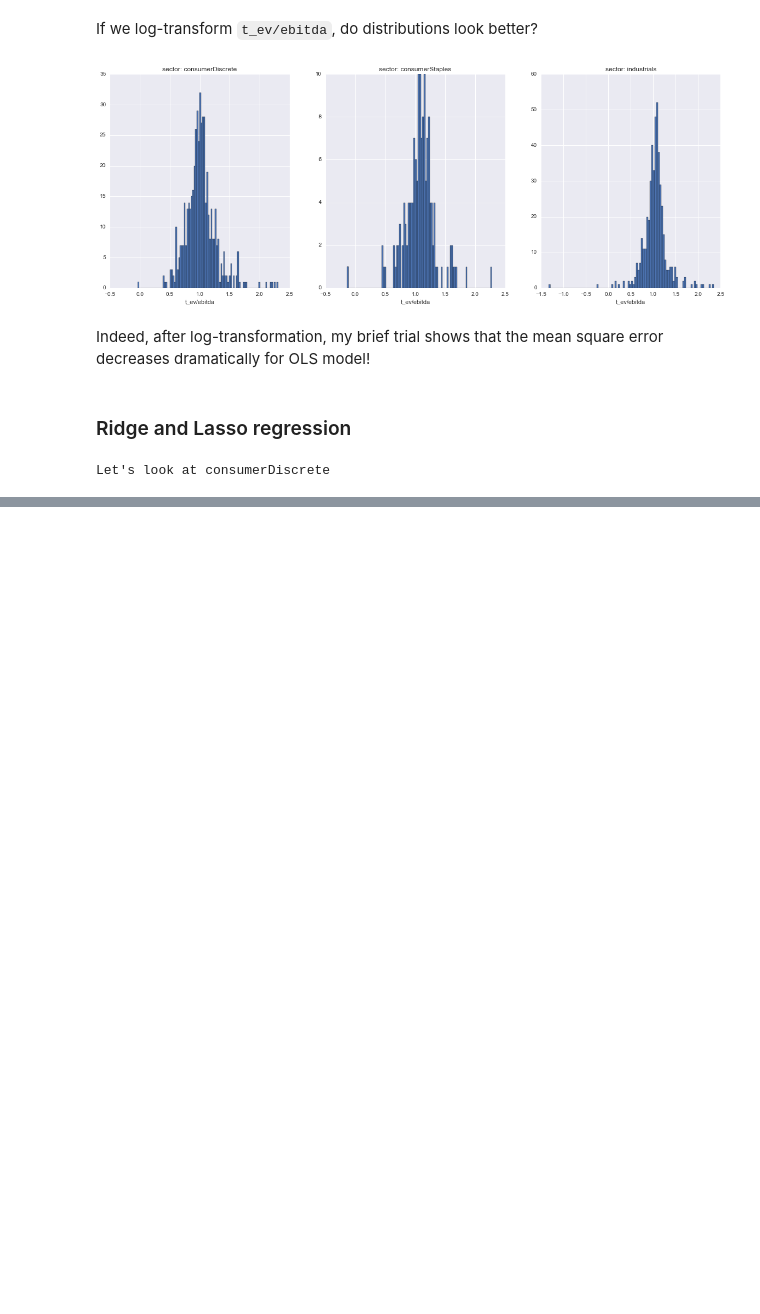
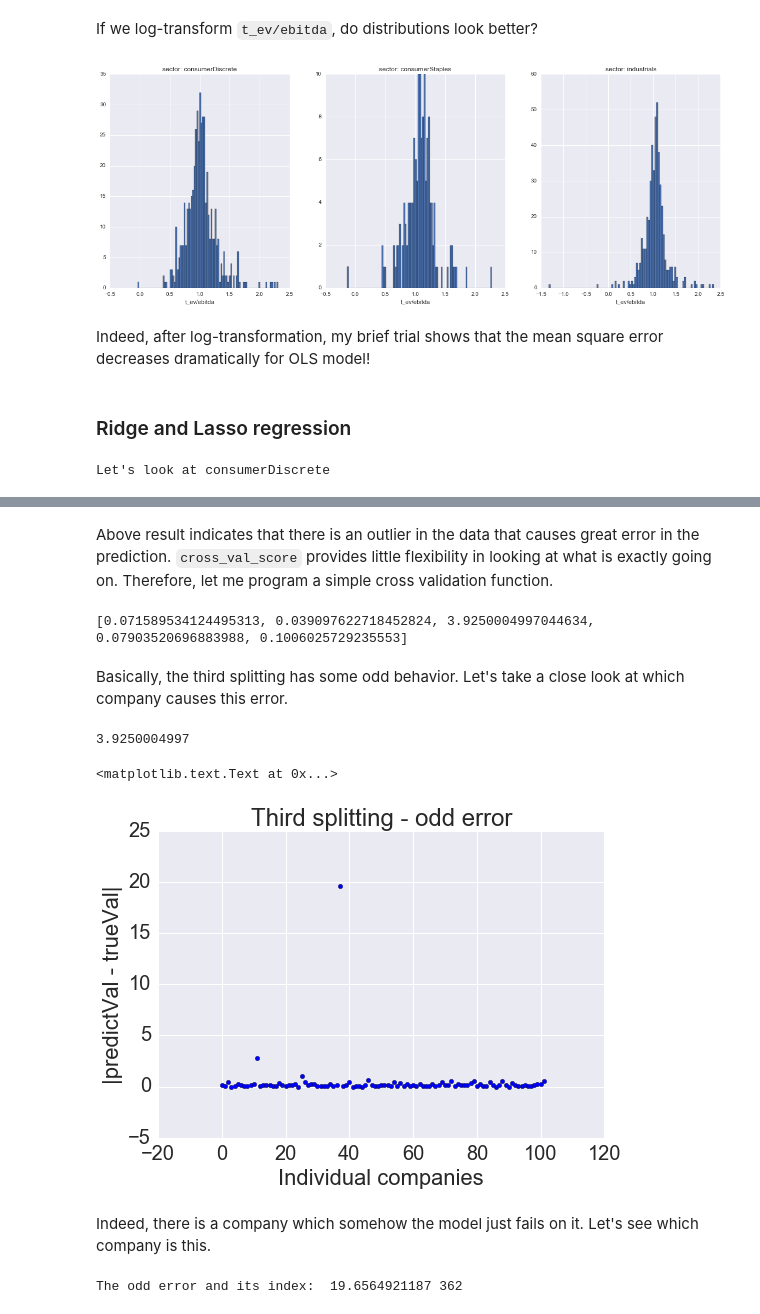
Before and after one commit to timothytrippel/adamy, a Jupyter notebook: xinyu/Revised_prediction_S2_logTransform_predictive_model_v1.ipynb, the cells around one changed output, grey strips where cells are left out. Drawn from its saved outputs; the diff is of its cells as text; code cells hidden in the pictures; blank space fills up the shorter version.

Commit message:
outlier in the CD dataset

```diff
--- a/xinyu/Revised_prediction_S2_logTransform_predictive_model_v1.ipynb
+++ b/xinyu/Revised_prediction_S2_logTransform_predictive_model_v1.ipynb
@@ -132,0 +139,2 @@ print scores
+# %% [markdown]
+Above result indicates that there is an outlier in the data that causes great error in the prediction. `cross_val_score` provides little flexibility in looking at what is exactly going on. Therefore, let me program a simple cross validation function.
@@ -132,0 +165,42 @@ print scores
+# %%
+mses = cross_validation(ols_model,X_scale, y_scale)
+print mses
+# %% [output]
+[0.071589534124495313, 0.039097622718452824, 3.9250004997044634, 0.07903520696883988, 0.1006025729235553]
+# %% [markdown]
+Basically, the third splitting has some odd behavior. Let's take a close look at which company causes this error.
+# %%
+model = LinearRegression()
+
+np.random.seed(seed=145)
+index = y_scale.index.tolist()
+np.random.shuffle(index)
+one_fold_proportion = X_scale.shape[0]/kfold
+k=2
+val_index = index[k*one_fold_proportion: (k+1)*one_fold_proportion]
+train_index = index[:k*one_fold_proportion] + index[(k+1)*one_fold_proportion:]
+
+Xval, Xtrain = X_scale[val_index,:], X_scale[train_index, :]
+yval, ytrain = y_scale[val_index], y_scale[train_index]
+
+model.fit(Xtrain, ytrain)
+yhat = model.predict(Xval)
+
+print mean_squared_error(yval, yhat)
+# %% [output]
+3.9250004997
+# %%
+sns.set(font_scale=2)
+plt.scatter(range(len(yval)), np.abs(yval-yhat))
+plt.ylabel("|predictVal - trueVal|")
+plt.xlabel("Individual companies")
+plt.title("Third splitting - odd error")
+# %% [output]
+<matplotlib.text.Text at 0x...>
+[figure, added]
+# %% [markdown]
+Indeed, there is a company which somehow the model just fails on it. Let's see which company is this.
+# %%
+print "The odd error and its index: ", (yhat-yval).abs().max(), (yhat-yval).abs().argmax()
+# %% [output]
+The odd error and its index:  19.6564921187 362
```
Also changed, not shown: parts of 8 cells of this notebook, 2 other files.
